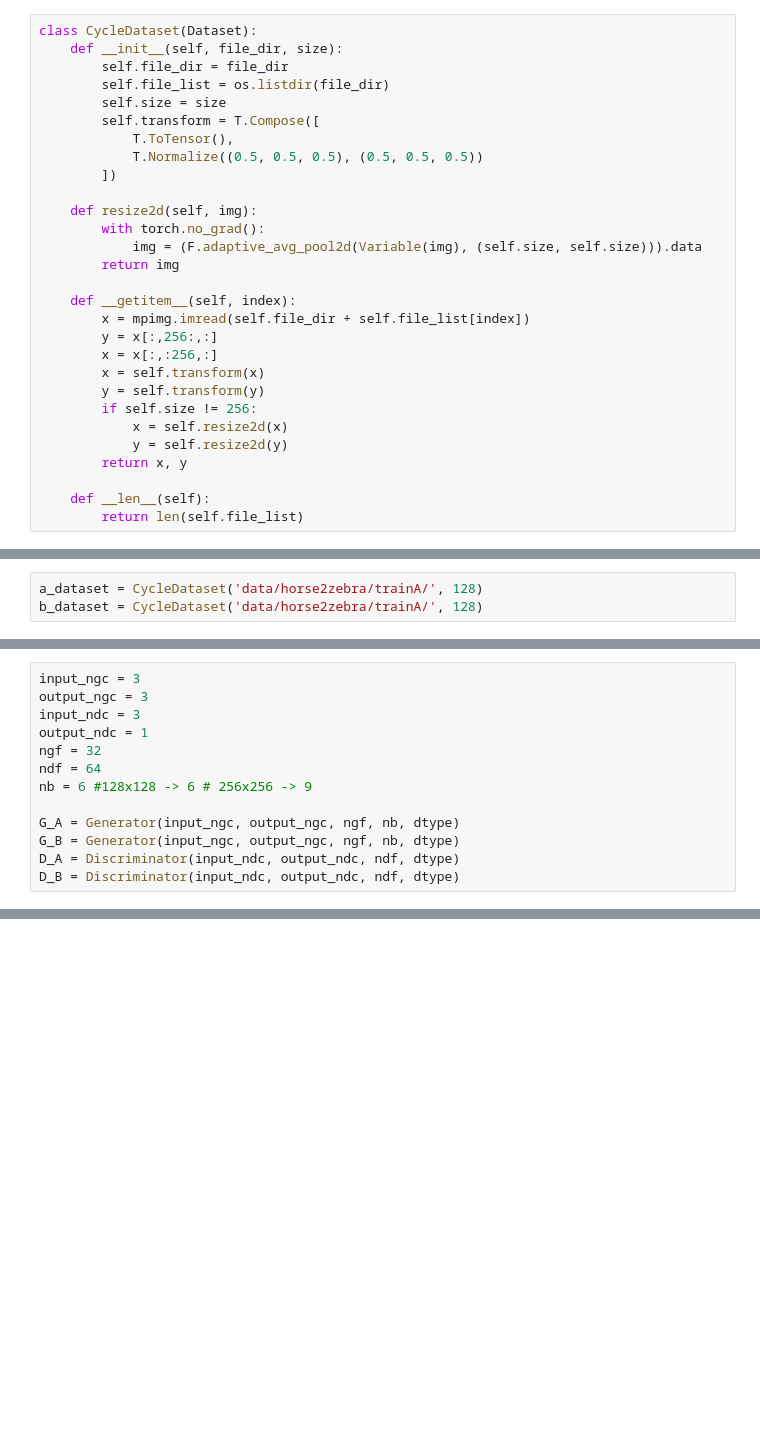
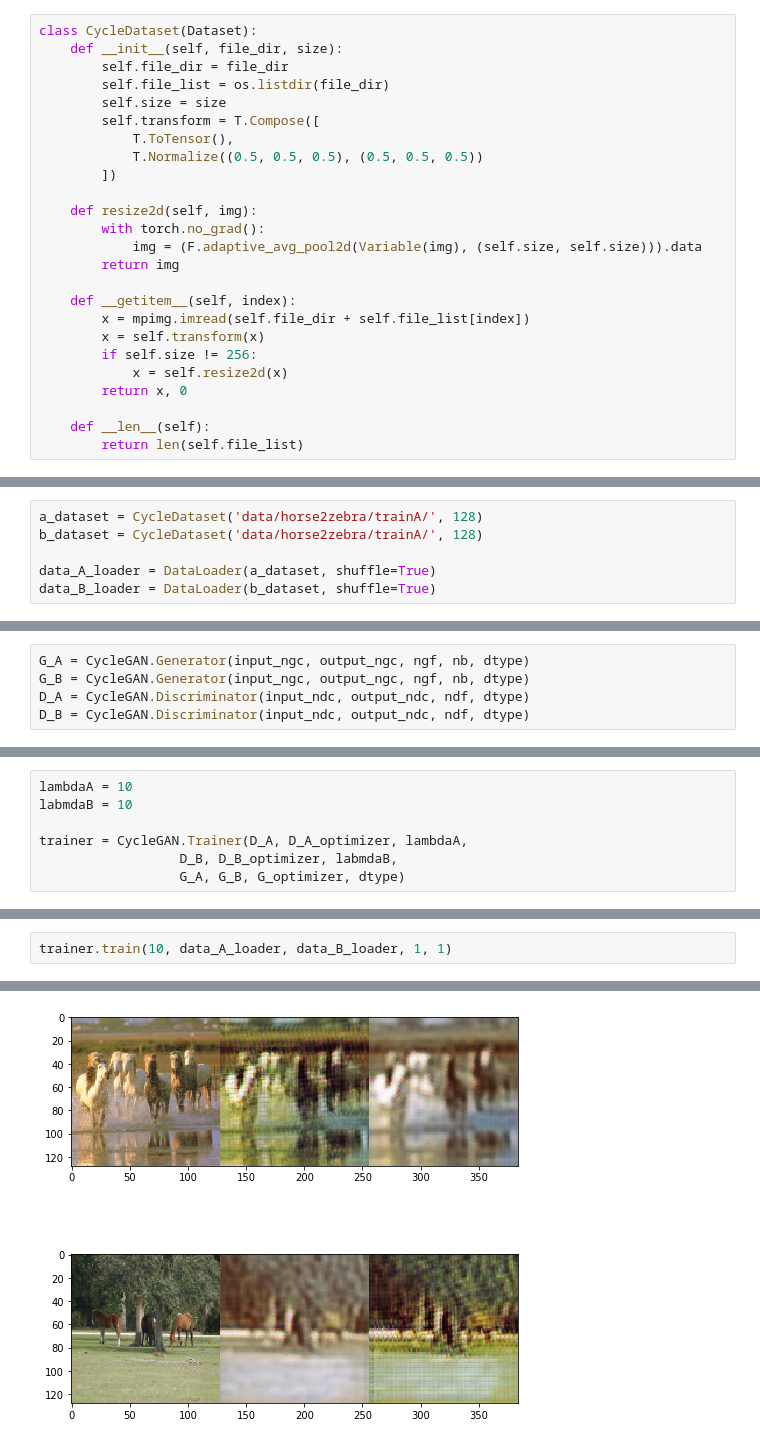
Before and after one commit to Aiden-Jeon/GAN_Project, a Jupyter notebook: CycleGan.ipynb, the cells around one changed output, grey strips where cells are left out. Saved outputs shown, nothing was run; the diff lists cells and outputs as text; blank space fills up the shorter version.

Commit message:
complete cyclegan

```diff
--- a/CycleGan.ipynb
+++ b/CycleGan.ipynb
@@ -139,14 +35,10 @@ class CycleDataset(Dataset):
 
     def __getitem__(self, index):
         x = mpimg.imread(self.file_dir + self.file_list[index])
-        y = x[:,256:,:]
-        x = x[:,:256,:]
         x = self.transform(x)
-        y = self.transform(y)
         if self.size != 256:
             x = self.resize2d(x)
-            y = self.resize2d(y)
-        return x, y
+        return x, 0
 
     def __len__(self):
         return len(self.file_list)
@@ -153,3 +49,6 @@ class CycleDataset(Dataset):
 # %%
 a_dataset = CycleDataset('data/horse2zebra/trainA/', 128)
 b_dataset = CycleDataset('data/horse2zebra/trainA/', 128)
+
+data_A_loader = DataLoader(a_dataset, shuffle=True)
+data_B_loader = DataLoader(b_dataset, shuffle=True)
@@ -159,13 +65,5 @@ b_dataloader = DataLoader(b_dataset, shuffle=True)
 # %%
-input_ngc = 3
-output_ngc = 3
-input_ndc = 3
-output_ndc = 1
-ngf = 32
-ndf = 64
-nb = 6 #128x128 -> 6 # 256x256 -> 9
-
-G_A = Generator(input_ngc, output_ngc, ngf, nb, dtype)
-G_B = Generator(input_ngc, output_ngc, ngf, nb, dtype)
-D_A = Discriminator(input_ndc, output_ndc, ndf, dtype)
-D_B = Discriminator(input_ndc, output_ndc, ndf, dtype)
+G_A = CycleGAN.Generator(input_ngc, output_ngc, ngf, nb, dtype)
+G_B = CycleGAN.Generator(input_ngc, output_ngc, ngf, nb, dtype)
+D_A = CycleGAN.Discriminator(input_ndc, output_ndc, ndf, dtype)
+D_B = CycleGAN.Discriminator(input_ndc, output_ndc, ndf, dtype)
@@ -237,0 +77,7 @@ class ImagePool():
+# %%
+lambdaA = 10
+labmdaB = 10
+
+trainer = CycleGAN.Trainer(D_A, D_A_optimizer, lambdaA,
+                  D_B, D_B_optimizer, labmdaB,
+                  G_A, G_B, G_optimizer, dtype)
@@ -237,0 +86,3 @@ class ImagePool():
+# %%
+trainer.train(10, data_A_loader, data_B_loader, 1, 1)
+# %% [output]
@@ -237,0 +91 @@ class ImagePool():
+[figure, added]
```
Also changed, not shown: parts of 20 cells of this notebook, 1 other file.
